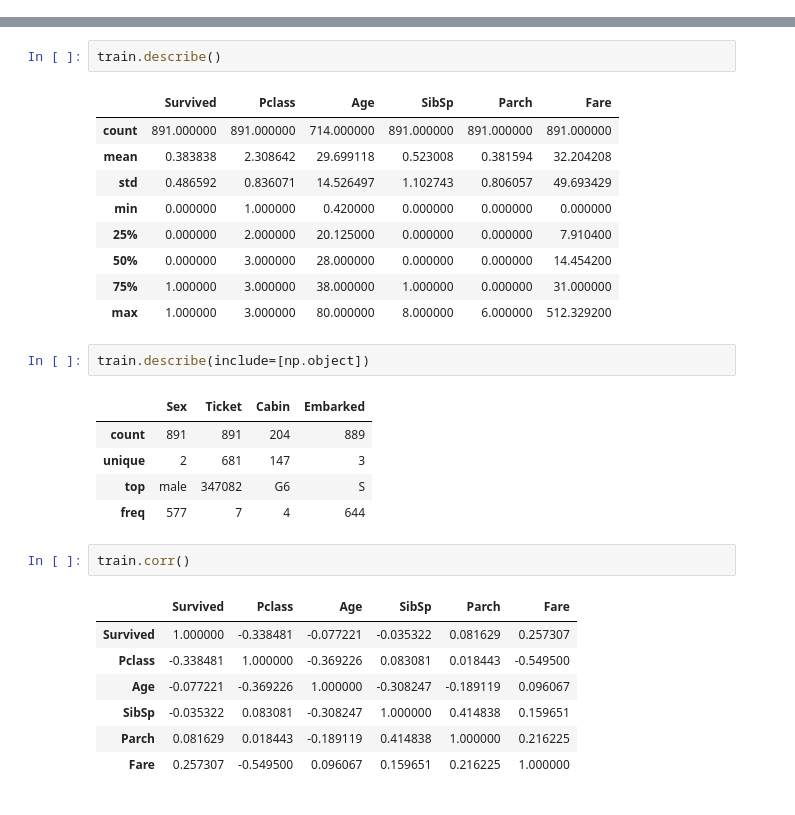
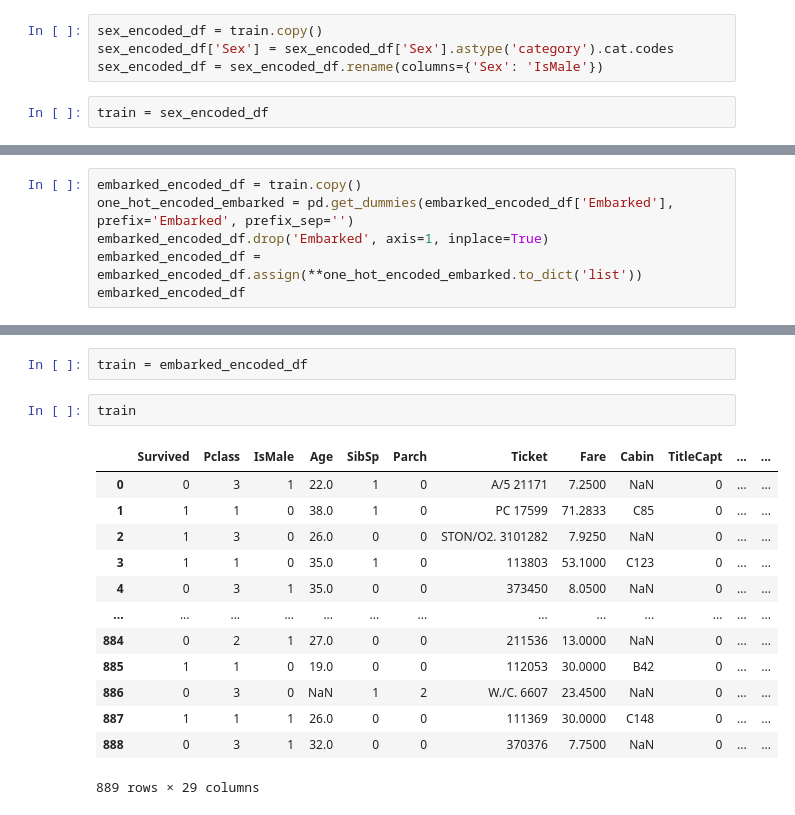
Before and after one commit to tykangler/titanic, a Jupyter notebook: titanic.ipynb, the cells around one changed output, grey strips where cells are left out. Saved outputs shown, nothing was run; the diff lists cells and outputs as text.

```diff
--- a/titanic.ipynb
+++ b/titanic.ipynb
@@ -95,0 +159,6 @@ memory usage: 69.7+ KB
+# %%
+sex_encoded_df = train.copy()
+sex_encoded_df['Sex'] = sex_encoded_df['Sex'].astype('category').cat.codes
+sex_encoded_df = sex_encoded_df.rename(columns={'Sex': 'IsMale'})
+# %%
+train = sex_encoded_df
@@ -95,0 +167,6 @@ memory usage: 69.7+ KB
+# %%
+embarked_encoded_df = train.copy()
+one_hot_encoded_embarked = pd.get_dummies(embarked_encoded_df['Embarked'], prefix='Embarked', prefix_sep='')
+embarked_encoded_df.drop('Embarked', axis=1, inplace=True)
+embarked_encoded_df = embarked_encoded_df.assign(**one_hot_encoded_embarked.to_dict('list'))
+embarked_encoded_df
@@ -96,30 +187,18 @@ memory usage: 69.7+ KB
+# %%
+train = embarked_encoded_df
 # %%
-train.describe()
+train
 # %% [output]
-|  | Survived | Pclass | Age | SibSp | Parch | Fare |
-| count | 891.000000 | 891.000000 | 714.000000 | 891.000000 | 891.000000 | 891.000000 |
-| mean | 0.383838 | 2.308642 | 29.699118 | 0.523008 | 0.381594 | 32.204208 |
-| std | 0.486592 | 0.836071 | 14.526497 | 1.102743 | 0.806057 | 49.693429 |
-| min | 0.000000 | 1.000000 | 0.420000 | 0.000000 | 0.000000 | 0.000000 |
-| 25% | 0.000000 | 2.000000 | 20.125000 | 0.000000 | 0.000000 | 7.910400 |
-| 50% | 0.000000 | 3.000000 | 28.000000 | 0.000000 | 0.000000 | 14.454200 |
-| 75% | 1.000000 | 3.000000 | 38.000000 | 1.000000 | 0.000000 | 31.000000 |
-| max | 1.000000 | 3.000000 | 80.000000 | 8.000000 | 6.000000 | 512.329200 |
+|  | Survived | Pclass | IsMale | Age | SibSp | Parch | Ticket | Fare | Cabin | TitleCapt | ... | ... |
+| 0 | 0 | 3 | 1 | 22.0 | 1 | 0 | A/5 21171 | 7.2500 | NaN | 0 | ... | ... |
+| 1 | 1 | 1 | 0 | 38.0 | 1 | 0 | PC 17599 | 71.2833 | C85 | 0 | ... | ... |
+| 2 | 1 | 3 | 0 | 26.0 | 0 | 0 | STON/O2. 3101282 | 7.9250 | NaN | 0 | ... | ... |
+| 3 | 1 | 1 | 0 | 35.0 | 1 | 0 | 113803 | 53.1000 | C123 | 0 | ... | ... |
+| 4 | 0 | 3 | 1 | 35.0 | 0 | 0 | 373450 | 8.0500 | NaN | 0 | ... | ... |
+| ... | ... | ... | ... | ... | ... | ... | ... | ... | ... | ... | ... | ... |
+| 884 | 0 | 2 | 1 | 27.0 | 0 | 0 | 211536 | 13.0000 | NaN | 0 | ... | ... |
+| 885 | 1 | 1 | 0 | 19.0 | 0 | 0 | 112053 | 30.0000 | B42 | 0 | ... | ... |
+| 886 | 0 | 3 | 0 | NaN | 1 | 2 | W./C. 6607 | 23.4500 | NaN | 0 | ... | ... |
+| 887 | 1 | 1 | 1 | 26.0 | 0 | 0 | 111369 | 30.0000 | C148 | 0 | ... | ... |
+| 888 | 0 | 3 | 1 | 32.0 | 0 | 0 | 370376 | 7.7500 | NaN | 0 | ... | ... |
+889 rows × 29 columns
-# %%
-train.describe(include=[np.object])
-# %% [output]
-|  | Sex | Ticket | Cabin | Embarked |
-| count | 891 | 891 | 204 | 889 |
-| unique | 2 | 681 | 147 | 3 |
-| top | male | 347082 | G6 | S |
-| freq | 577 | 7 | 4 | 644 |
-# %%
-train.corr()
-# %% [output]
-|  | Survived | Pclass | Age | SibSp | Parch | Fare |
-| Survived | 1.000000 | -0.338481 | -0.077221 | -0.035322 | 0.081629 | 0.257307 |
-| Pclass | -0.338481 | 1.000000 | -0.369226 | 0.083081 | 0.018443 | -0.549500 |
-| Age | -0.077221 | -0.369226 | 1.000000 | -0.308247 | -0.189119 | 0.096067 |
-| SibSp | -0.035322 | 0.083081 | -0.308247 | 1.000000 | 0.414838 | 0.159651 |
-| Parch | 0.081629 | 0.018443 | -0.189119 | 0.414838 | 1.000000 | 0.216225 |
-| Fare | 0.257307 | -0.549500 | 0.096067 | 0.159651 | 0.216225 | 1.000000 |
```
Also changed, not shown: parts of 42 cells of this notebook, 1 other file.
